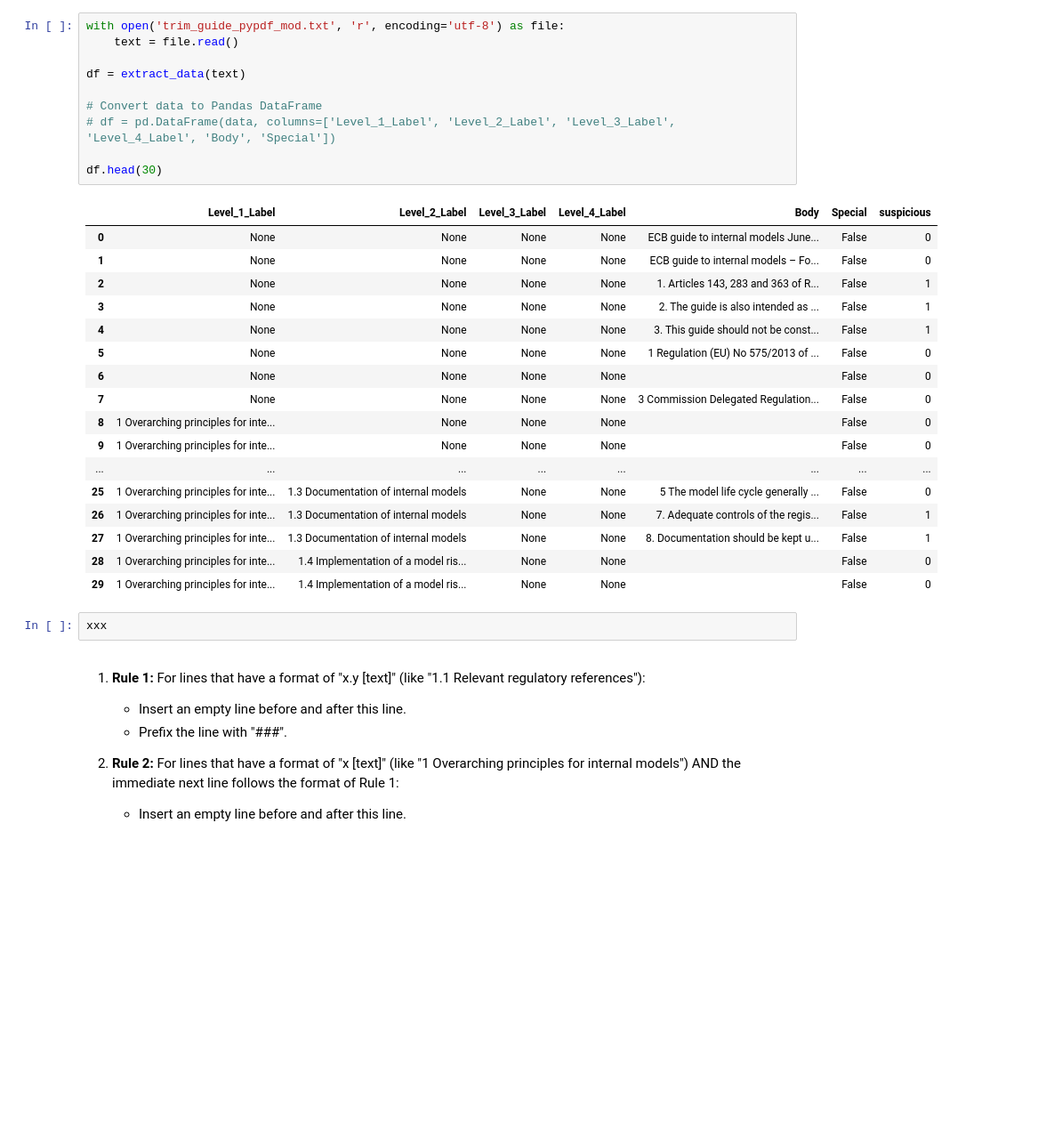
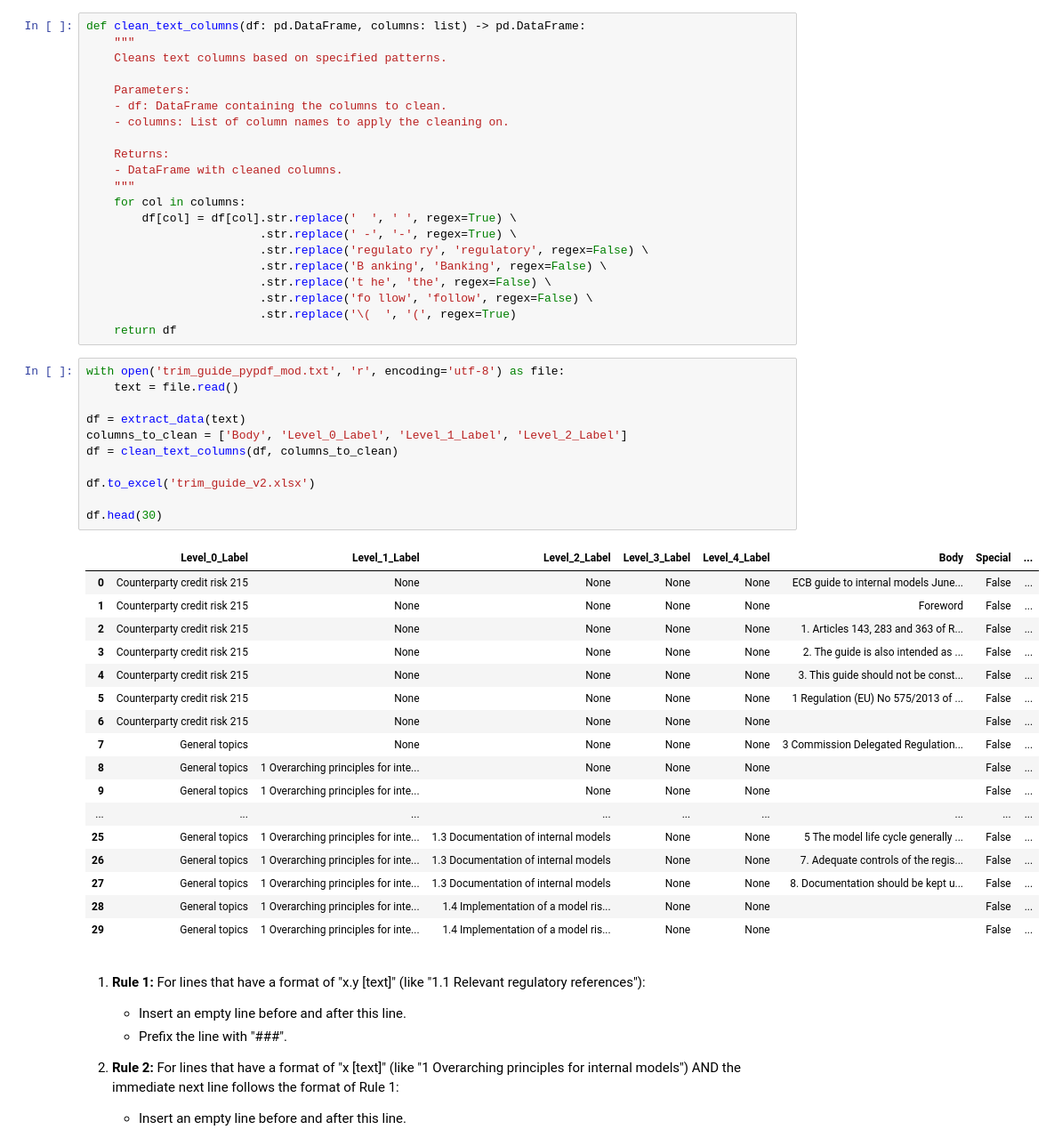
Before and after one commit to at621/snippets, a Jupyter notebook: convert_test.ipynb, the cells around one changed output. Shown at 89% size. Cells and saved outputs as stored; diff of their text form; blank space fills up the shorter version.

```diff
--- a/convert_test.ipynb
+++ b/convert_test.ipynb
@@ -135,33 +208,53 @@ def extract_data(text):
+# %%
+def clean_text_columns(df: pd.DataFrame, columns: list) -> pd.DataFrame:
+    """
+    Cleans text columns based on specified patterns.
+
+    Parameters:
+    - df: DataFrame containing the columns to clean.
+    - columns: List of column names to apply the cleaning on.
+
+    Returns:
+    - DataFrame with cleaned columns.
+    """
+    for col in columns:
+        df[col] = df[col].str.replace('  ', ' ', regex=True) \
+                         .str.replace(' -', '-', regex=True) \
+                         .str.replace('regulato ry', 'regulatory', regex=False) \
+                         .str.replace('B anking', 'Banking', regex=False) \
+                         .str.replace('t he', 'the', regex=False) \
+                         .str.replace('fo llow', 'follow', regex=False) \
+                         .str.replace('\(  ', '(', regex=True)
+    return df
 # %%
 with open('trim_guide_pypdf_mod.txt', 'r', encoding='utf-8') as file:
     text = file.read()
 
 df = extract_data(text)
+columns_to_clean = ['Body', 'Level_0_Label', 'Level_1_Label', 'Level_2_Label']
+df = clean_text_columns(df, columns_to_clean)
 
-# Convert data to Pandas DataFrame
-# df = pd.DataFrame(data, columns=['Level_1_Label', 'Level_2_Label', 'Level_3_Label', 'Level_4_Label', 'Body', 'Special'])
+df.to_excel('trim_guide_v2.xlsx')
 
 df.head(30)
 # %% [output]
-|  | Level_1_Label | Level_2_Label | Level_3_Label | Level_4_Label | Body | Special | suspicious |
-| 0 | None | None | None | None | ECB guide to internal models June... | False | 0 |
-| 1 | None | None | None | None | ECB guide to internal models – Fo... | False | 0 |
-| 2 | None | None | None | None | 1. Articles 143, 283 and 363 of R... | False | 1 |
-| 3 | None | None | None | None | 2. The guide is also intended as ... | False | 1 |
-| 4 | None | None | None | None | 3. This guide should not be const... | False | 1 |
-| 5 | None | None | None | None | 1 Regulation (EU) No 575/2013 of ... | False | 0 |
-| 6 | None | None | None | None |  | False | 0 |
-| 7 | None | None | None | None | 3 Commission Delegated Regulation... | False | 0 |
-| 8 | 1 Overarching principles for inte... | None | None | None |  | False | 0 |
-| 9 | 1 Overarching principles for inte... | None | None | None |  | False | 0 |
-| ... | ... | ... | ... | ... | ... | ... | ... |
-| 25 | 1 Overarching principles for inte... | 1.3 Documentation of internal models | None | None | 5 The model life cycle generally ... | False | 0 |
-| 26 | 1 Overarching principles for inte... | 1.3 Documentation of internal models | None | None | 7. Adequate controls of the regis... | False | 1 |
-| 27 | 1 Overarching principles for inte... | 1.3 Documentation of internal models | None | None | 8. Documentation should be kept u... | False | 1 |
-| 28 | 1 Overarching principles for inte... | 1.4 Implementation of a model ris... | None | None |  | False | 0 |
-| 29 | 1 Overarching principles for inte... | 1.4 Implementation of a model ris... | None | None |  | False | 0 |
+|  | Level_0_Label | Level_1_Label | Level_2_Label | Level_3_Label | Level_4_Label | Body | Special | ... |
+| 0 | Counterparty credit risk 215 | None | None | None | None | ECB guide to internal models June... | False | ... |
+| 1 | Counterparty credit risk 215 | None | None | None | None | Foreword | False | ... |
+| 2 | Counterparty credit risk 215 | None | None | None | None | 1. Articles 143, 283 and 363 of R... | False | ... |
+| 3 | Counterparty credit risk 215 | None | None | None | None | 2. The guide is also intended as ... | False | ... |
+| 4 | Counterparty credit risk 215 | None | None | None | None | 3. This guide should not be const... | False | ... |
+| 5 | Counterparty credit risk 215 | None | None | None | None | 1 Regulation (EU) No 575/2013 of ... | False | ... |
+| 6 | Counterparty credit risk 215 | None | None | None | None |  | False | ... |
+| 7 | General topics | None | None | None | None | 3 Commission Delegated Regulation... | False | ... |
+| 8 | General topics | 1 Overarching principles for inte... | None | None | None |  | False | ... |
+| 9 | General topics | 1 Overarching principles for inte... | None | None | None |  | False | ... |
+| ... | ... | ... | ... | ... | ... | ... | ... | ... |
+| 25 | General topics | 1 Overarching principles for inte... | 1.3 Documentation of internal models | None | None | 5 The model life cycle generally ... | False | ... |
+| 26 | General topics | 1 Overarching principles for inte... | 1.3 Documentation of internal models | None | None | 7. Adequate controls of the regis... | False | ... |
+| 27 | General topics | 1 Overarching principles for inte... | 1.3 Documentation of internal models | None | None | 8. Documentation should be kept u... | False | ... |
+| 28 | General topics | 1 Overarching principles for inte... | 1.4 Implementation of a model ris... | None | None |  | False | ... |
+| 29 | General topics | 1 Overarching principles for inte... | 1.4 Implementation of a model ris... | None | None |  | False | ... |
-# %%
-xxx
 # %% [markdown]
 1. **Rule 1:** For lines that have a format of "x.y [text]" (like "1.1 Relevant regulatory references"):
    - Insert an empty line before and after this line.
```
Also changed, not shown: parts of 16 cells of this notebook.
